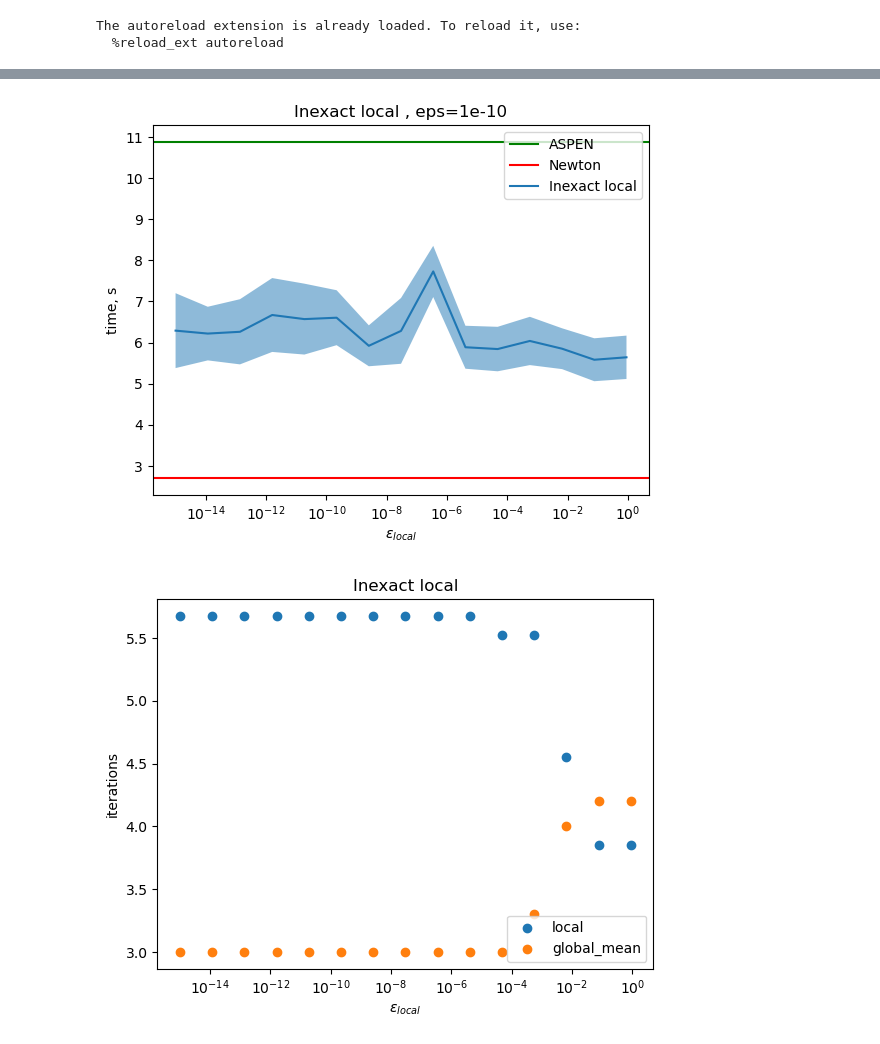
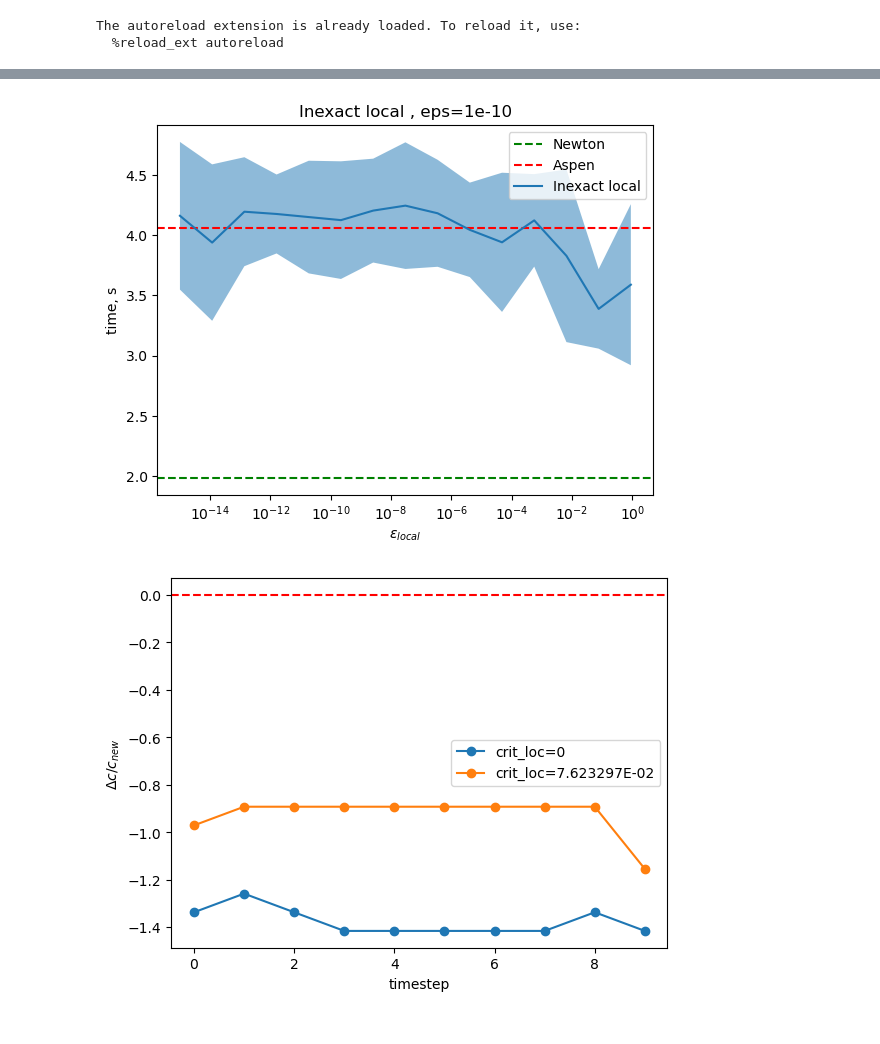
Before and after one commit to animih/aspen-study, a Jupyter notebook: hb_eq_test.ipynb, the cells around one changed output, grey strips where cells are left out. Drawn from its saved outputs; the diff is of its cells as text; code cells hidden in the pictures.

Commit message:
added step-depndecy plots for analitical cost

```diff
--- a/hb_eq_test.ipynb
+++ b/hb_eq_test.ipynb
@@ -74,3 +74,5 @@ mean newton iterations:  4.0
+# %%
+cost_new = solver_n.timelog.kn*Nx*(c_r+c_j+c_l)+c_r*Nx
 # %%
 wp.show_res(solver_n)
 # %% [output]
@@ -94,3 +96,6 @@ mean aspen iterations:  5.0
+# %%
+cost_eq = Nx*( (c_r+c_l)*solver.timelog.aspen_iters+c_r
+    + np.mean(solver.timelog.domain_iters, axis = 0)*(c_r+c_l+c_j))
 # %%
 wp.show_res(solver, save='hyper1')
 wp.bar_loc(solver, Nd, save='hyper2')
@@ -176,0 +168,16 @@ plt.show()
+# %%
+Nx = np.arange(2000, 2000+9*200+1, 200)
+
+from scipy.optimize import curve_fit
+def func(x, a):
+    return x*a
+
+popt, pcov = curve_fit(func, Nx-2000, np.mean(t_res, axis=1)-np.mean(t_res, axis=1)[0])
+print(popt, np.sqrt(pcov))
+c_r = popt[0]
+popt, pcov = curve_fit(func, Nx-2000, np.mean(t_jac, axis=1)-np.mean(t_jac, axis=1)[0])
+print(popt, np.sqrt(pcov))
+c_j = popt[0]
+popt, pcov = curve_fit(func, Nx-2000, np.mean(t_lin, axis=1)-np.mean(t_lin, axis=1)[0])
+print(popt, np.sqrt(pcov))
+c_l = popt[0]
@@ -189,16 +283,19 @@ time = np.zeros(15)
 delta = np.zeros(15)
 gb_iters = np.zeros((15, Nt))
 lc_iters = np.zeros((15, Nd, Nt))
+Cost_softloc = np.zeros((15, Nt))
 
 i = 0
 for crit_rel in np.logspace(-15, -0.05, 15):
-    nl_solver = aspen(Nd, partion, newton_crit_rel = crit_rel)
+    nl_solver = aspen(Nd, partion, crit_abs = 1e-10, crit_rel = crit_rel)
     solver.setSolver(nl_solver)
     _, mes, time[i], delta[i] = test(solver, sample_size=4)
     gb_iters[i, :] = solver.timelog.aspen_iters
     lc_iters[i, :, :] = solver.timelog.domain_iters
     if(mes != 'OK'):
         print(i, mes)
+    Cost_softloc[i, :] = Nx*( (c_r+c_l)*solver.timelog.aspen_iters+c_r
+    + np.mean(solver.timelog.domain_iters, axis = 0)*(c_r+c_l+c_j))
     i += 1
 # %% [output]
 test started
@@ -221,28 +318,29 @@ mean aspen iterations:  4.2
 # %%
 crit_rel = np.logspace(-15, -0.05, 15)
 
 plt.title('Inexact local , eps=1e-10')
 plt.ylabel('time, s')
 plt.xlabel(r'$\varepsilon_{local}$')
 plt.xscale('log')
-plt.axhline(10.88, color='g', label='ASPEN')
-plt.axhline(2.706, color='r', label='Newton')
+plt.axhline(1.984, color='g', linestyle='--', label='Newton')
+plt.axhline(4.06, color='r', linestyle='--', label='Aspen')
 plt.plot(crit_rel, time, label='Inexact local')
 plt.fill_between(crit_rel, time+np.sqrt(delta),
                 time-np.sqrt(delta), alpha=0.5)
 plt.savefig('./data/Hype0_I_time', dpi=400)
 plt.legend()
 plt.show()
 
-plt.title('Inexact local')
-plt.ylabel('iterations')
-plt.xlabel(r'$\varepsilon_{local}$')
-plt.xscale('log')
-plt.scatter(crit_rel, np.mean(np.mean(lc_iters, axis = 2), axis = 1), label='local')
-plt.scatter(crit_rel, np.mean(gb_iters, axis = 1), label='global_mean')
+plt.plot(np.arange(Nt), (cost_new-cost_eq)/cost_new, marker='o', label='crit_loc=0')
+plt.plot(np.arange(Nt), (cost_new-Cost_softloc[13, :])/cost_new, marker='o',
+         label='crit_loc={:4E}'.format(np.logspace(-15, -0.05, 15)[13]))
+plt.axhline(0, linestyle='--', color='r')
+
+plt.xlabel('timestep')
+plt.ylabel('$\Delta c/c_{new}$')
 plt.legend()
-plt.savefig('./data/Hype0_I_lc_iters', dpi=400)
+plt.savefig('./data/hype_rel_comp_over_time_eq', dpi = 300)
 plt.show()
 # %% [output]
-[figure, old version]
+[figure, new version]
-[figure, old version]
+[figure, new version]
```
Also changed, not shown: parts of 16 cells of this notebook, 38 other files.
